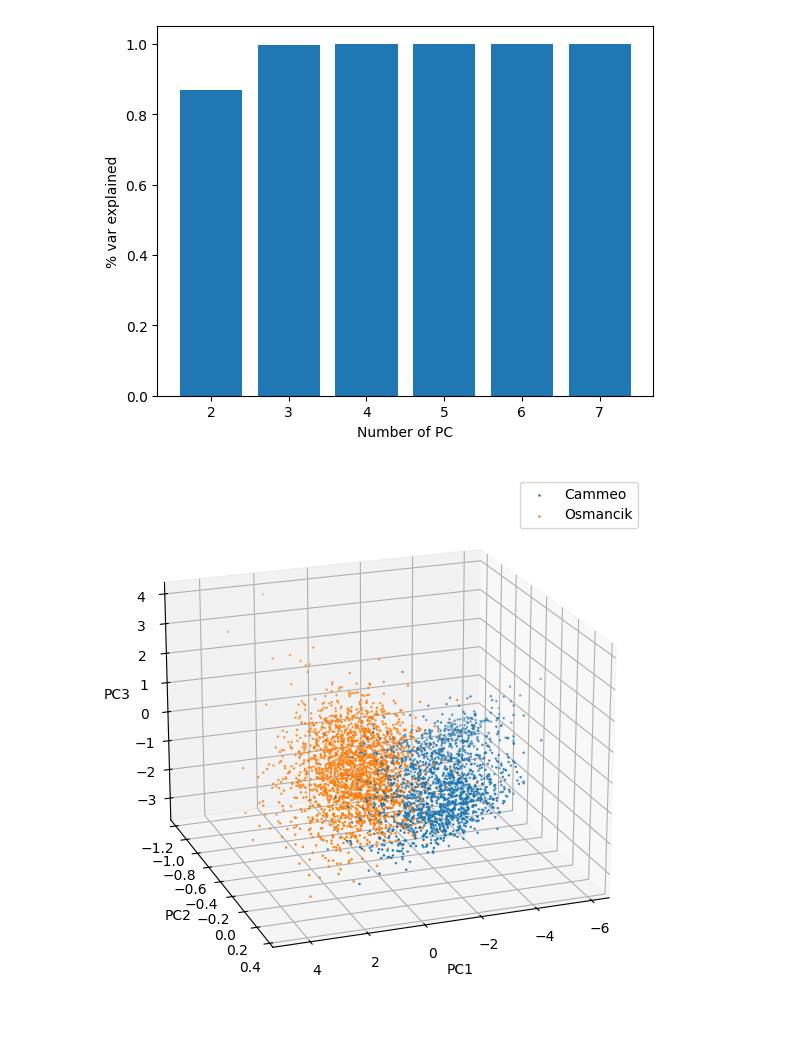
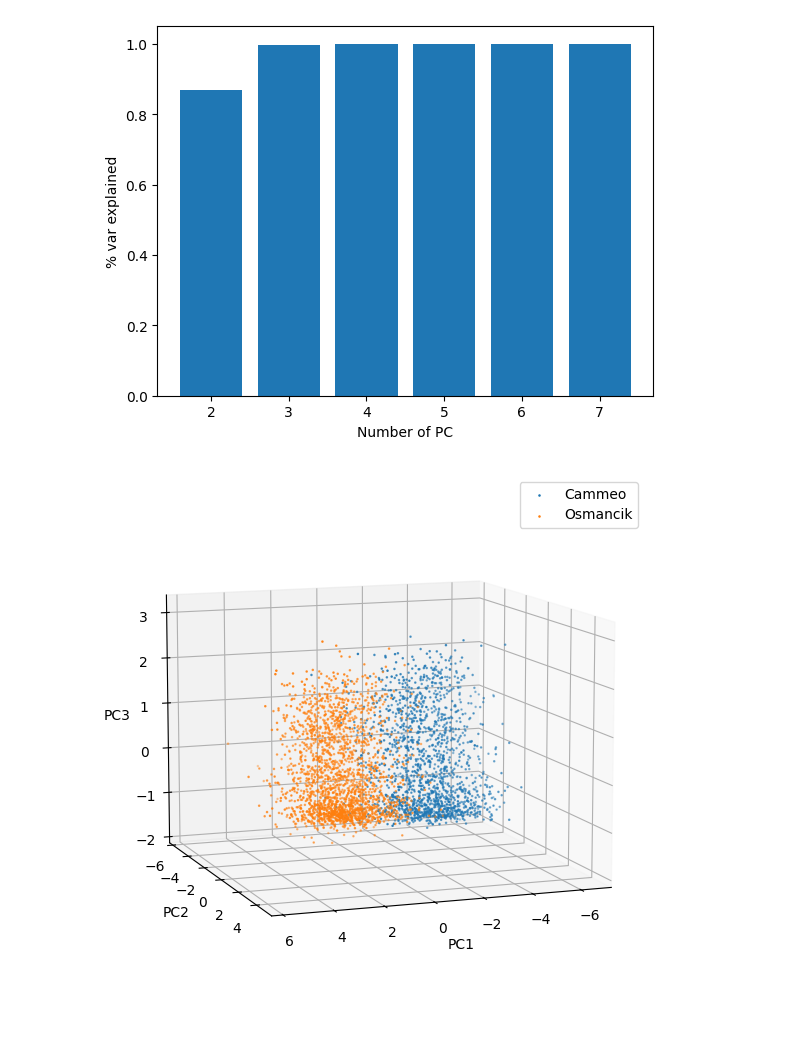
Before and after one commit to tung-ngt/ml2, a Jupyter notebook: labwork1/rice_analysis.ipynb, the cells around one changed output. Saved outputs shown, nothing was run; the diff lists cells and outputs as text; code cells hidden in the pictures.

```diff
--- a/labwork1/rice_analysis.ipynb
+++ b/labwork1/rice_analysis.ipynb
@@ -115,6 +115,7 @@ class PCA:
     self.__x_adj = (self.__data - self.__data.mean()) / self.__data.std()
     self.__cov_adj = self.__x_adj.cov()
     self.__eigval, self.__eigvec = np.linalg.eig(self.__cov_adj)
+    self.__eigvec = self.__eigvec.T
     self.__sort_idx = np.argsort(self.__eigval)[::-1]
 
   def eigvec(self, n: int = None) -> np.ndarray:
@@ -220,6 +221,6 @@ plt.show()
 # %% [output]
 [figure]
 # %%
-plot_pca(pca.project(3), ["PC1", "PC2", "PC3"], ["Cammeo","Osmancik"], viewbox=[20, 70, 0])
+plot_pca(pca.project(3), ["PC1", "PC2", "PC3"], ["Cammeo","Osmancik"], viewbox=[10, 70, 0])
 # %% [output]
-[figure, old version]
+[figure, new version]
```
Also changed, not shown: parts of 3 cells of this notebook.
